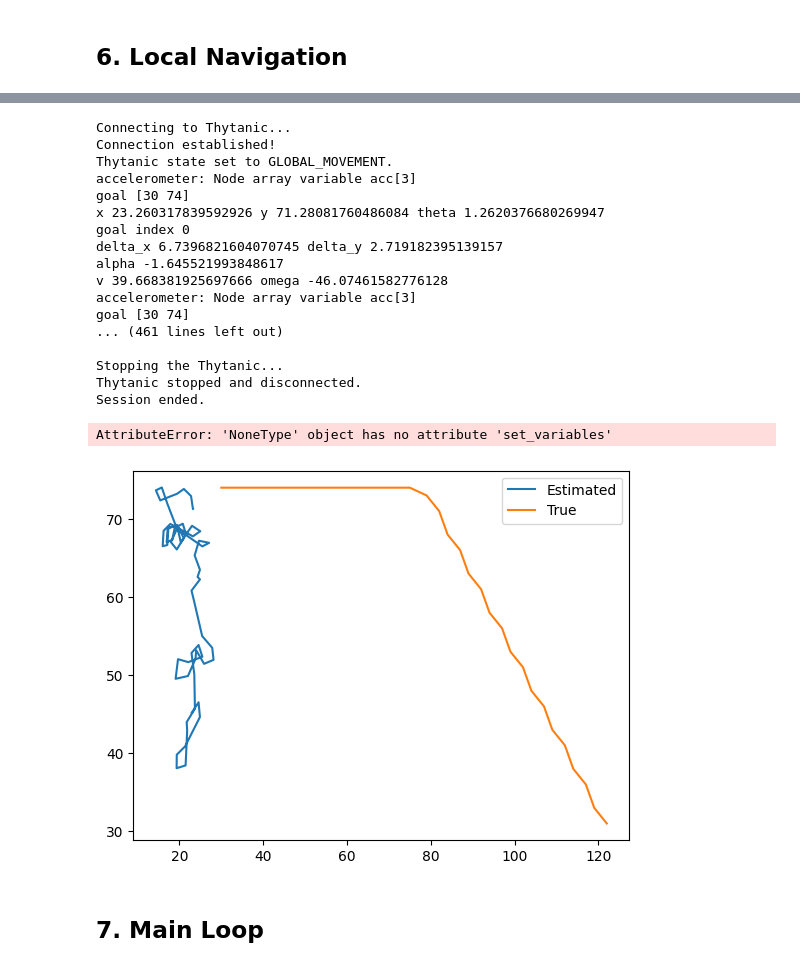
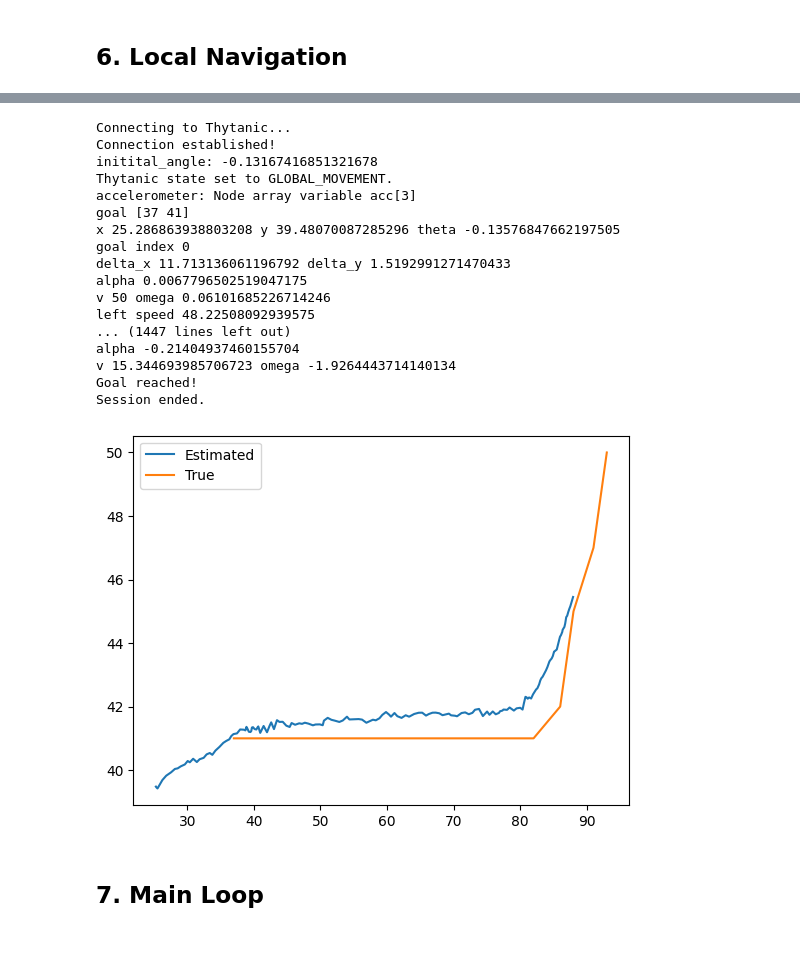
Before and after one commit to alessiodesogus/thytanic-navigation, a Jupyter notebook: group_T25_notebook.ipynb, the cells around one changed output, grey strips where cells are left out. Saved outputs shown, nothing was run; the diff lists cells and outputs as text; code cells hidden in the pictures.

```diff
--- a/group_T25_notebook.ipynb
+++ b/group_T25_notebook.ipynb
@@ -98,7 +98,8 @@ try:
     th_front_range=[np.array([0, 160, 250]), np.array([15, 250, 256])],
     th_back_range=[np.array([16, 130, 150]), np.array([35, 250, 249])],)
     # Set the robot to GLOBAL_MOVEMENT state
-    thytanic.x_est = np.array([thymiopos[1], 0, thymiopos[0], 0,0,0]) #position, velocity (x,y,angle)
+    print("initital_angle:", initital_angle)
+    thytanic.x_est = np.array([thymiopos[1], 0, thymiopos[0], 0,initital_angle,0]) #position, velocity (x,y,angle)
     thytanic.P_est = np.eye(6) # TO TUNE
     thytanic.goal_idx = 0
     thytanic.robot_state = ThytanicState.GLOBAL_MOVEMENT
@@ -120,7 +121,7 @@ try:
         th_front_range=[np.array([0, 160, 250]), np.array([15, 250, 256])],
         th_back_range=[np.array([16, 130, 150]), np.array([35, 250, 249])],)
         # apply kalman filter and get the estimated positions thytanic.x_est
-        kalman_filter(thytanic, [thymiopos[1], thymiopos[0], orientation]) #no camera
+        kalman_filter(thytanic, [thymiopos[1], thymiopos[0], orientation])
         x_estimated.append(thytanic.x_est)
         #print("x_est", thytanic.x_est)
         thytanic.goal = path[thytanic.goal_idx] # get the (x,y) coordinates of the goal point
@@ -132,46 +133,45 @@ try:
         sensor_values = thytanic.read_proximity_sensors()
         #print("Proximity sensor readings -- threshold of 2000 for detection:", sensor_values)
 
         if thytanic.goal_idx >= len(path):
             thytanic.robot_state = ThytanicState.STOP
             thytanic.update_robot_state()
             print("Goal reached!")
             break
 
 except KeyboardInterrupt:
     # Handle interruption and stop the robot safely
     print("\nStopping the Thytanic...")
     thytanic.disconnect()
     print("Thytanic stopped and disconnected.")
 
 finally:
     print("Session ended.")
     plt.figure()
     plt.plot(np.array(x_estimated)[:,0], np.array(x_estimated)[:,2], label='Estimated')
     plt.plot(path[:,0], path[:,1], label='True')
     # Plot the path
     plt.legend()
     thytanic.disconnect()
 # %% [output]
 Connecting to Thytanic...
 Connection established!
+initital_angle: -0.13167416851321678
 Thytanic state set to GLOBAL_MOVEMENT.
 accelerometer: Node array variable acc[3]
-goal [30 74]
-x 23.260317839592926 y 71.28081760486084 theta 1.2620376680269947
+goal [37 41]
+x 25.286863938803208 y 39.48070087285296 theta -0.13576847662197505
 goal index 0
-delta_x 6.7396821604070745 delta_y 2.719182395139157
-alpha -1.645521993848617
-v 39.668381925697666 omega -46.07461582776128
-accelerometer: Node array variable acc[3]
-goal [30 74]
-... (461 lines left out)
-
-Stopping the Thytanic...
-Thytanic stopped and disconnected.
+delta_x 11.713136061196792 delta_y 1.5192991271470433
+alpha 0.0067796502519047175
+v 50 omega 0.06101685226714246
+left speed 48.22508092939575
+... (1447 lines left out)
+alpha -0.21404937460155704
+v 15.344693985706723 omega -1.9264443714140134
+Goal reached!
 Session ended.
-AttributeError: 'NoneType' object has no attribute 'set_variables'
-[figure, old version]
+[figure, new version]
 # %% [markdown]
 ## 7. Main Loop
 # %% [markdown]
```
Also changed, not shown: parts of 2 cells of this notebook, 4 other files.
